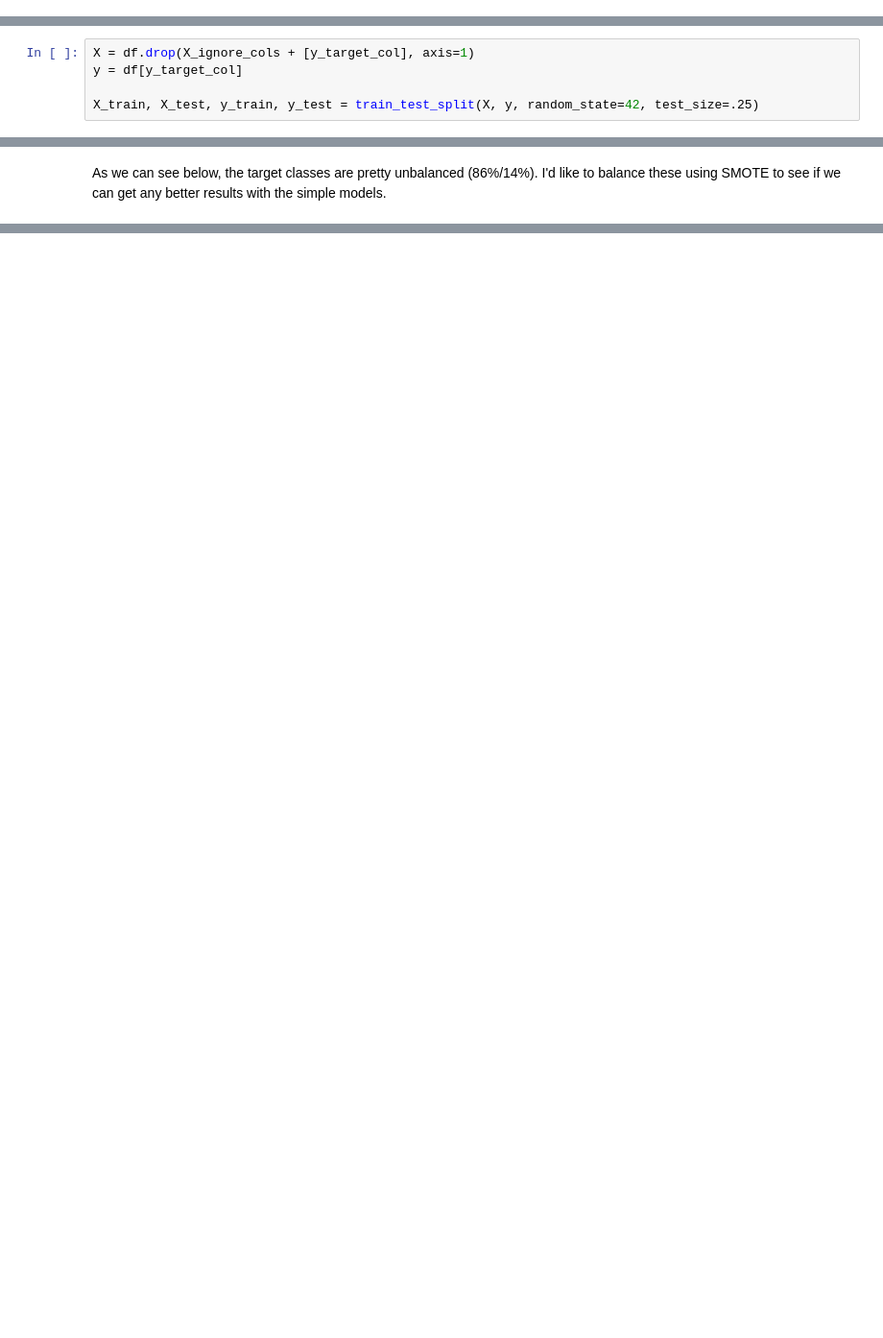
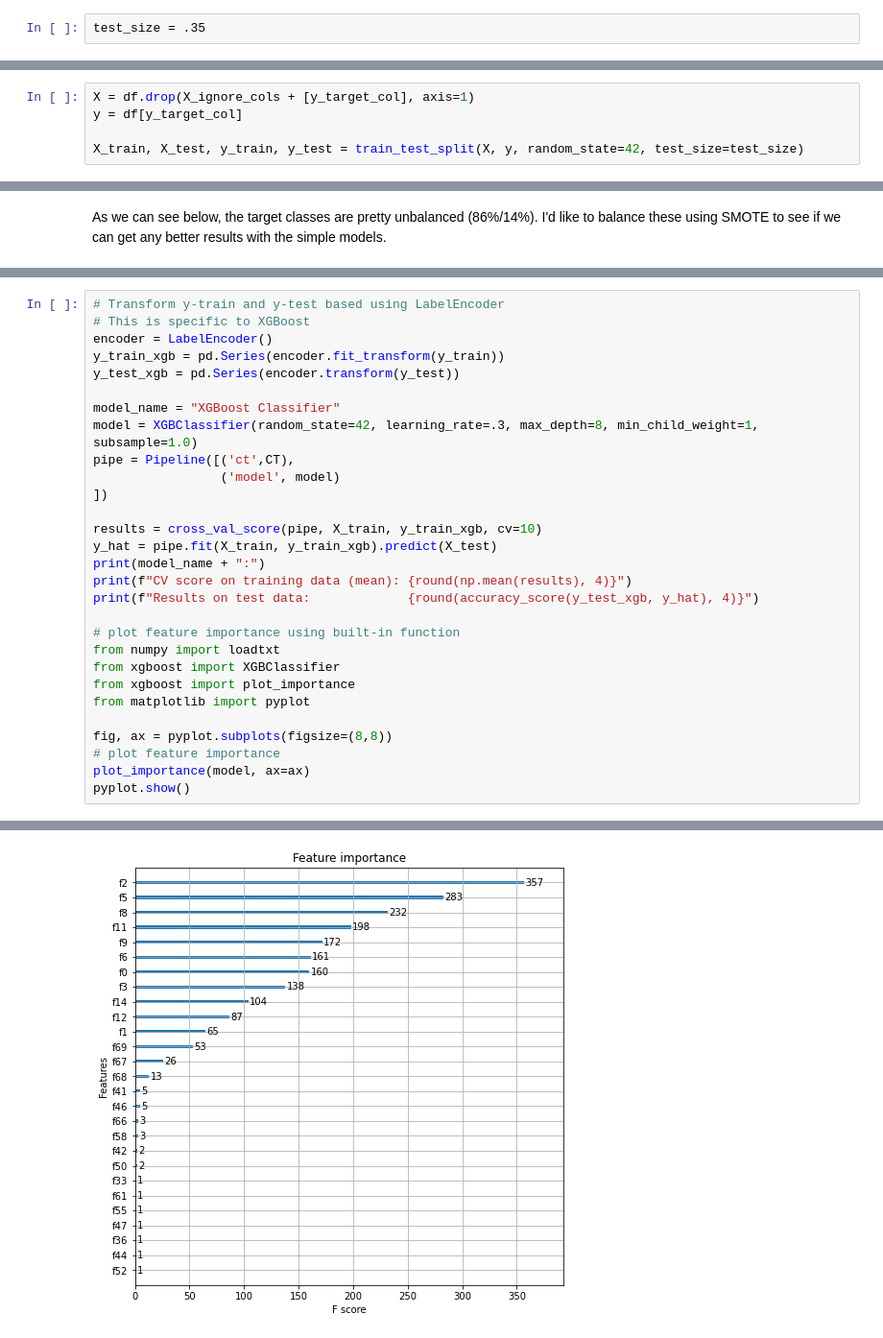
Before and after one commit to nate102938/SyriaTel_customer_churn, a Jupyter notebook: Notebook.ipynb, the cells around one changed output, grey strips where cells are left out. Shown at 96% size. Drawn from its saved outputs; the diff is of its cells as text; blank space fills up the shorter version.

```diff
--- a/Notebook.ipynb
+++ b/Notebook.ipynb
@@ -47,3 +42,5 @@ from xgboost import XGBClassifier
+# %%
+test_size = .35
 # %% [markdown]
 #### Importing data
 # %%
@@ -190,7 +176,7 @@ y_target_col = 'churn'
 X = df.drop(X_ignore_cols + [y_target_col], axis=1)
 y = df[y_target_col]
 
-X_train, X_test, y_train, y_test = train_test_split(X, y, random_state=42, test_size=.25)
+X_train, X_test, y_train, y_test = train_test_split(X, y, random_state=42, test_size=test_size)
 # %%
 df.churn.value_counts(normalize=True)
 # %% [output]
@@ -1262,0 +972,30 @@ Results on test data:             0.9556
+# %%
+# Transform y-train and y-test based using LabelEncoder
+# This is specific to XGBoost
+encoder = LabelEncoder()
+y_train_xgb = pd.Series(encoder.fit_transform(y_train))
+y_test_xgb = pd.Series(encoder.transform(y_test))
+
+model_name = "XGBoost Classifier"
+model = XGBClassifier(random_state=42, learning_rate=.3, max_depth=8, min_child_weight=1, subsample=1.0)
+pipe = Pipeline([('ct',CT),
+                 ('model', model)
+])
+
+results = cross_val_score(pipe, X_train, y_train_xgb, cv=10)
+y_hat = pipe.fit(X_train, y_train_xgb).predict(X_test)
+print(model_name + ":")
+print(f"CV score on training data (mean): {round(np.mean(results), 4)}")
+print(f"Results on test data:             {round(accuracy_score(y_test_xgb, y_hat), 4)}")
+
+# plot feature importance using built-in function
+from numpy import loadtxt
+from xgboost import XGBClassifier
+from xgboost import plot_importance
+from matplotlib import pyplot
+
+fig, ax = pyplot.subplots(figsize=(8,8))
+# plot feature importance
+plot_importance(model, ax=ax)
+pyplot.show()
+# %% [output]
@@ -1262,0 +1005 @@ Results on test data:             0.9556
+[figure, added]
```
Also changed, not shown: parts of 160 cells of this notebook.
